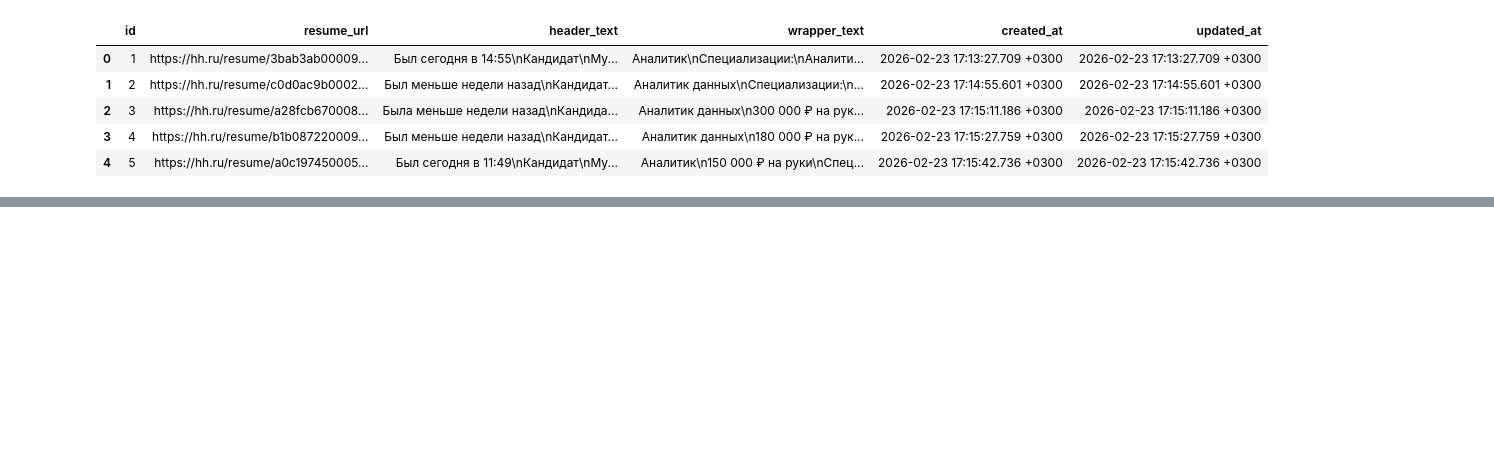
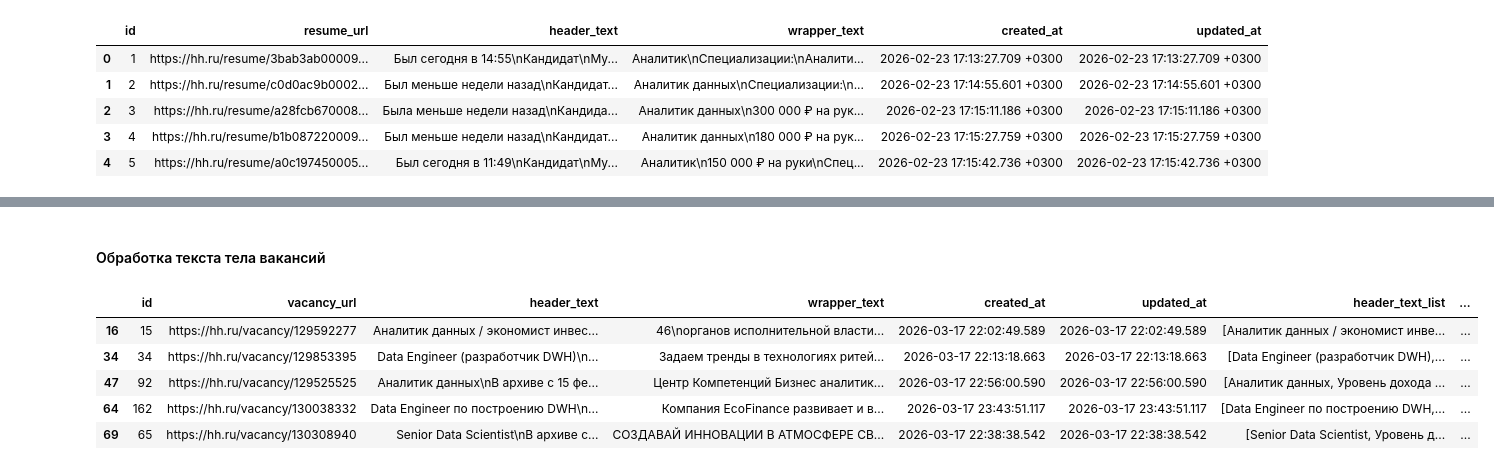
Before and after one commit to KirillTretyakov/thesis, a Jupyter notebook: eda.ipynb, the cells around one changed output, grey strips where cells are left out. Saved outputs shown, nothing was run; the diff lists cells and outputs as text; code cells hidden in the pictures; blank space fills up the shorter version.

```diff
--- a/eda.ipynb
+++ b/eda.ipynb
@@ -329,0 +637,17 @@ df["salary_rub"] = nums.apply(
+# %%
+# LLM для строк, где вручную навыки уже нашлись
+results_with_manual = []
+
+subset_with_manual = df_vac.loc[mask_manual_skills, ["wrapper_text"]].copy()
+
+for i, (idx, text) in enumerate(subset_with_manual["wrapper_text"].items(), start=1):
+    try:
+        skills = extract_skills_with_ollama(text)
+    except Exception as e:
+        print(f"Ошибка на индексе {idx}: {e}")
+        skills = []
+
+    results_with_manual.append((idx, skills))
+
+    if i % 20 == 0:
+        print(f"Обработано {i} из {len(subset_with_manual)}")
@@ -329,0 +700,36 @@ df["salary_rub"] = nums.apply(
+# %%
+def lowercase_and_deduplicate(skills):
+    if not isinstance(skills, list):
+        return []
+
+    result = []
+    seen = set()
+
+    for skill in skills:
+        if not isinstance(skill, str):
+            continue
+
+        skill = skill.strip().lower()
+
+        if not skill:
+            continue
+
+        if skill not in seen:
+            seen.add(skill)
+            result.append(skill)
+
+    return result
+# %%
+df_vac["skills_final"] = df_vac["skills_final"].apply(lowercase_and_deduplicate)
+# %% [markdown]
+#### Обработка текста тела вакансий
+# %%
+# df_vac = pd.read_csv('df_vac_intermediate.csv')
+df_vac.head()
+# %% [output]
+|  | id | vacancy_url | header_text | wrapper_text | created_at | updated_at | header_text_list | ... |
+| 16 | 15 | https://hh.ru/vacancy/129592277 | Аналитик данных / экономист инвес... | 46\nорганов исполнительной власти... | 2026-03-17 22:02:49.589 | 2026-03-17 22:02:49.589 | [Аналитик данных / экономист инве... | ... |
+| 34 | 34 | https://hh.ru/vacancy/129853395 | Data Engineer (разработчик DWH)\n... | Задаем тренды в технологиях ритей... | 2026-03-17 22:13:18.663 | 2026-03-17 22:13:18.663 | [Data Engineer (разработчик DWH),... | ... |
+| 47 | 92 | https://hh.ru/vacancy/129525525 | Аналитик данных\nВ архиве с 15 фе... | Центр Компетенций Бизнес аналитик... | 2026-03-17 22:56:00.590 | 2026-03-17 22:56:00.590 | [Аналитик данных, Уровень дохода ... | ... |
+| 64 | 162 | https://hh.ru/vacancy/130038332 | Data Engineer по построению DWH\n... | Компания EcoFinance развивает и в... | 2026-03-17 23:43:51.117 | 2026-03-17 23:43:51.117 | [Data Engineer по построению DWH,... | ... |
+| 69 | 65 | https://hh.ru/vacancy/130308940 | Senior Data Scientist\nВ архиве с... | СОЗДАВАЙ ИННОВАЦИИ В АТМОСФЕРЕ СВ... | 2026-03-17 22:38:38.542 | 2026-03-17 22:38:38.542 | [Senior Data Scientist, Уровень д... | ... |
```
Also changed, not shown: parts of 126 cells of this notebook, 2 other files.
